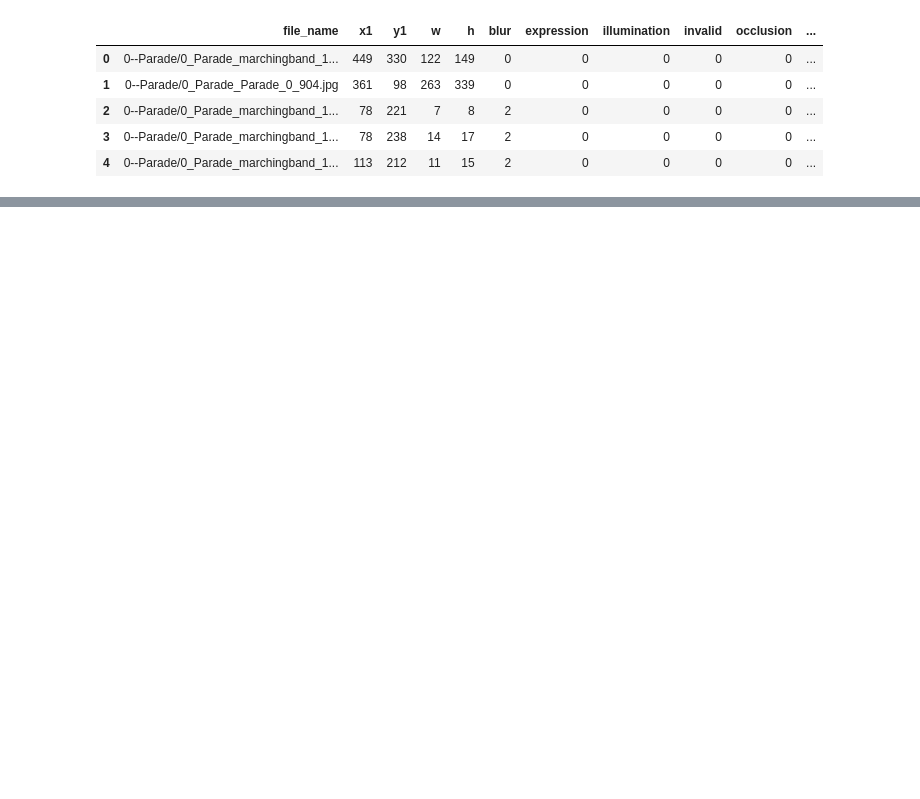
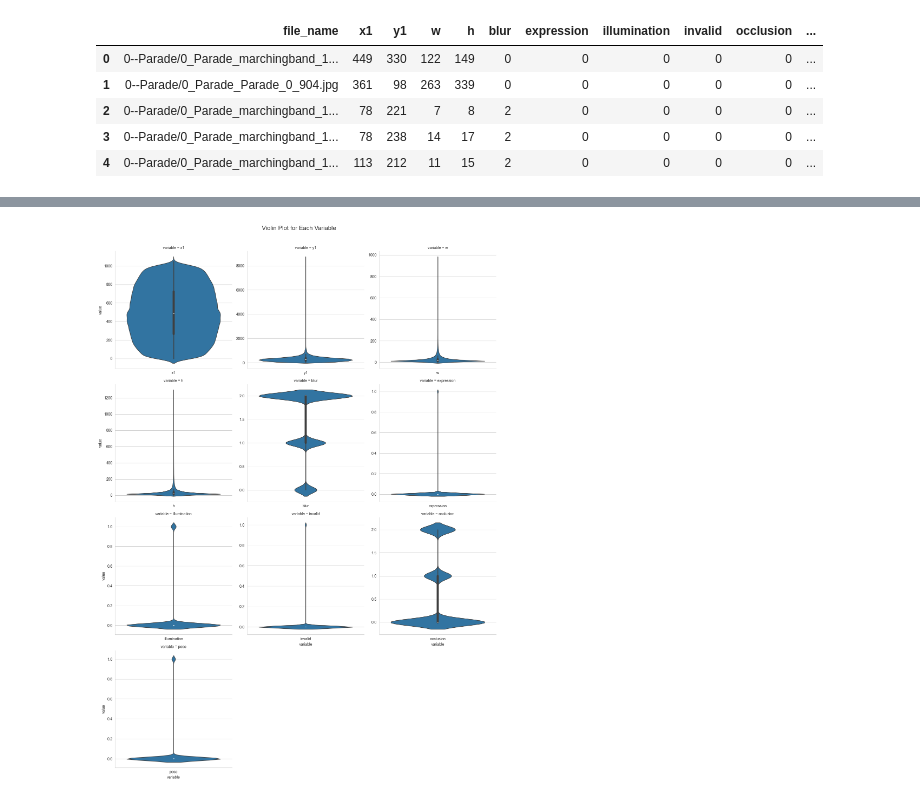
Before and after one commit to ld-wg/ml-optimization, a Jupyter notebook: eda.ipynb, the cells around one changed output, grey strips where cells are left out. Cells and saved outputs as stored; diff of their text form; code cells hidden in the pictures; blank space fills up the shorter version.

```diff
--- a/eda.ipynb
+++ b/eda.ipynb
@@ -210,0 +246,27 @@ df_numerical.describe()
+# %%
+
+# 1. Define columns to drop. Using errors='ignore' makes it safe
+#    even if a column doesn't exist in the DataFrame.
+cols_to_drop = [ 'file_name']
+df_for_plotting = df_numerical.drop(columns=cols_to_drop, errors='ignore')
+
+
+# 2. Reshape the data from wide to long format for plotting
+df_melted = df_for_plotting.melt(var_name='variable', value_name='value')
+
+
+# 3. Create the violin plots using sns.catplot
+# This creates a separate subplot for each variable with its own y-axis scale.
+g = sns.catplot(data=df_melted,
+                x='variable',
+                y='value',
+                kind='violin',
+                col='variable',
+                col_wrap=3,
+                sharey=False,
+                sharex=False)
+
+g.fig.suptitle('Violin Plot for Each Variable', y=1.03, fontsize=16)
+plt.show()
+# %% [output]
+[figure, added]
```
Also changed, not shown: parts of 17 cells of this notebook.
